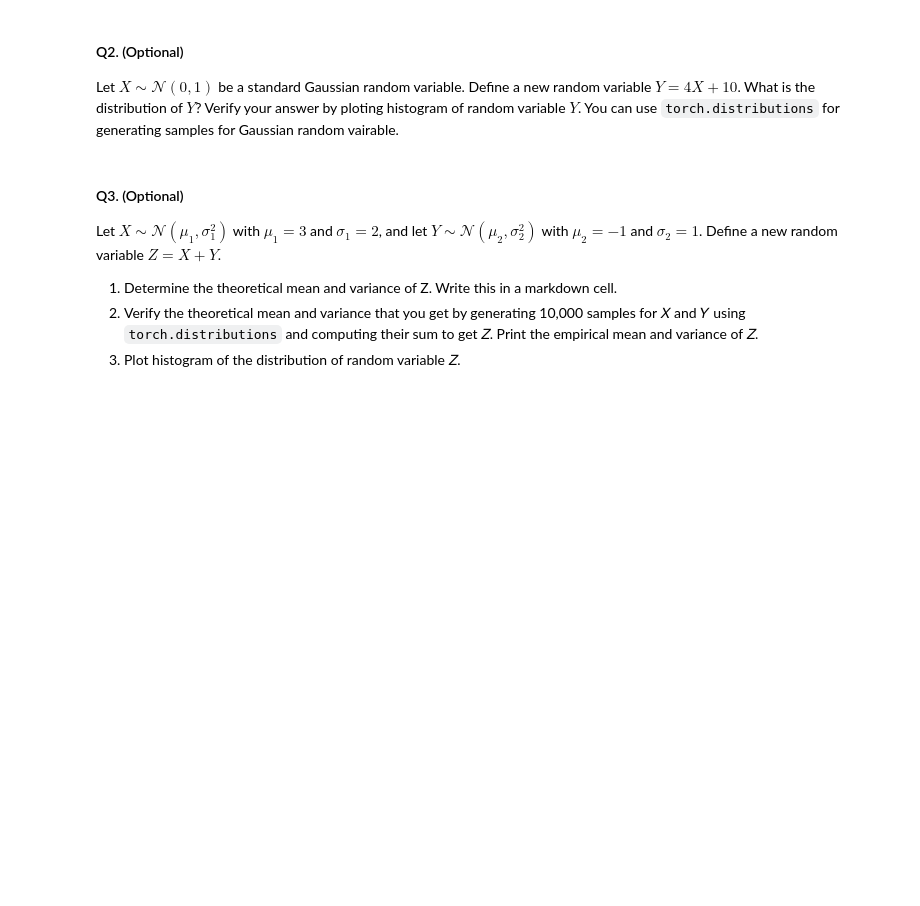
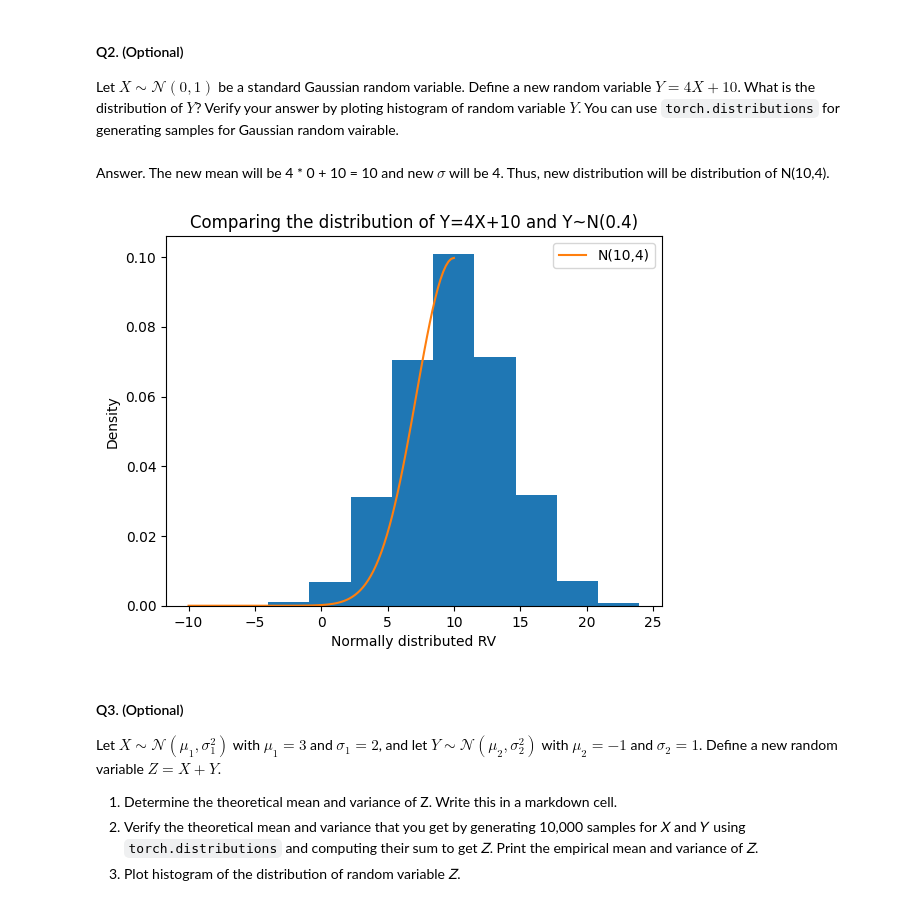
Before and after one commit to CH2344/Assignment-5-BMC-, a Jupyter notebook: Lab4_Random_Variables.ipynb, the cells around one changed output. Cells and saved outputs as stored; diff of their text form; code cells hidden in the pictures; blank space fills up the shorter version.

```diff
--- a/Lab4_Random_Variables.ipynb
+++ b/Lab4_Random_Variables.ipynb
@@ -1301,6 +1322,29 @@ interactive(children=(RadioButtons(description='Sample Size', options=(100, 1000
 #### Q2. (Optional)
 Let $ X \sim \mathcal{N}(0,1) $ be a standard Gaussian random variable. Define a new random
 variable $ Y = 4X + 10 $. What is the distribution of $ Y $? Verify your answer by ploting histogram of random variable $Y$. You can use `torch.distributions` for generating samples for Gaussian random vairable.
+# %% [markdown]
+Answer. The new mean will be 4 * 0 + 10 = 10 and new $\sigma$ will be 4. Thus, new distribution will be distribution of N(10,4).
+# %%
+def transform(mu,sigma,size=10000):
+    #Generating normal dist
+    dist = torch.distributions.Normal(mu,sigma)
+    sample = dist.sample((size,)).numpy()
+    #Generating transformed sample
+    sample2 = 4*sample + 10
+    plt.hist(sample2,density=True)
+    #Defining PDF func of normal dist
+    def n(m,s,x): return np.exp(-((x-m)/s)**2)/np.sqrt(2*(np.pi)*(s**2))
+    #Plotting the pdf og N(10,4)
+    x = np.linspace(-10,10,100)
+    y = n(10,4,x)
+    plt.plot(x,y,label='N(10,4)')
+    plt.xlabel("Normally distributed RV")
+    plt.ylabel("Density")
+    plt.title("Comparing the distribution of Y=4X+10 and Y~N(0.4)")
+    plt.legend()
+transform(0,1)
+# %% [output]
+[figure, added]
 # %% [markdown]
 #### Q3. (Optional)
 
```
Also changed, not shown: parts of 31 cells of this notebook.
